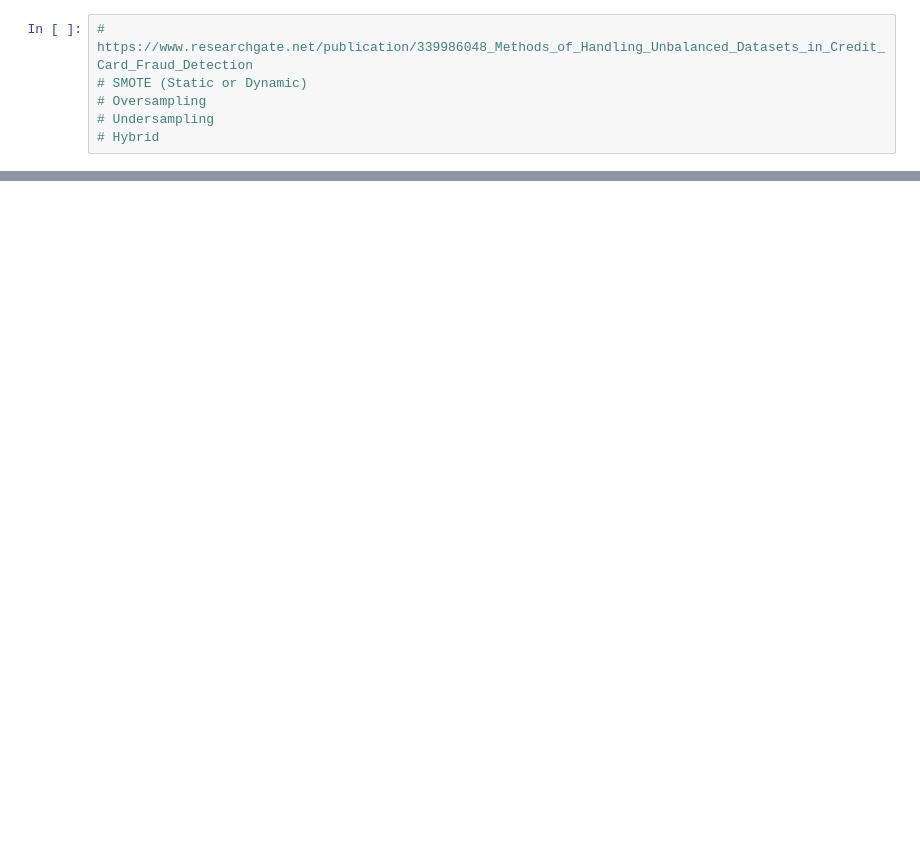
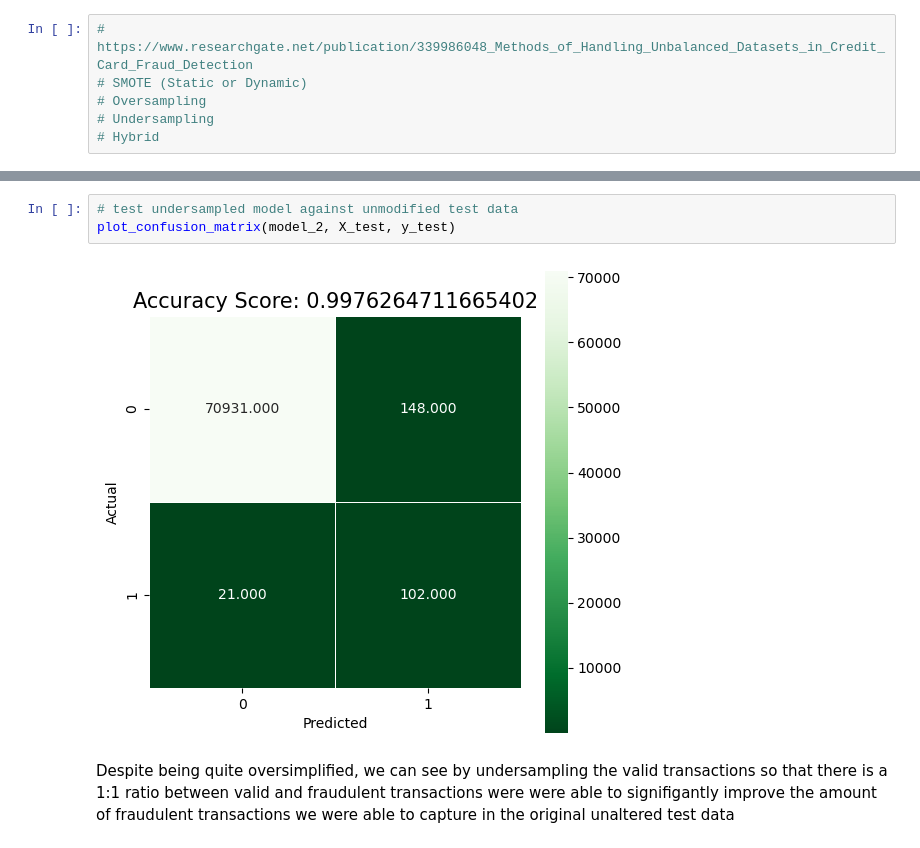
Before and after one commit to ShaneR31/Flatiron-Capstone, a Jupyter notebook: working_notebook.ipynb, the cells around one changed output, grey strips where cells are left out. Saved outputs shown, nothing was run; the diff lists cells and outputs as text; blank space fills up the shorter version.

```diff
--- a/working_notebook.ipynb
+++ b/working_notebook.ipynb
@@ -185,0 +184,7 @@ Here we can see that despite the accuracy (which is certainly a red flag), we ar
+# %%
+# test undersampled model against unmodified test data
+plot_confusion_matrix(model_2, X_test, y_test)
+# %% [output]
+[figure, added]
+# %% [markdown]
+Despite being quite oversimplified, we can see by undersampling the valid transactions so that there is a 1:1 ratio between valid and fraudulent transactions were were able to signifigantly improve the amount of fraudulent transactions we were able to capture in the original unaltered test data
```
Also changed, not shown: parts of 18 cells of this notebook, 1 other file.
